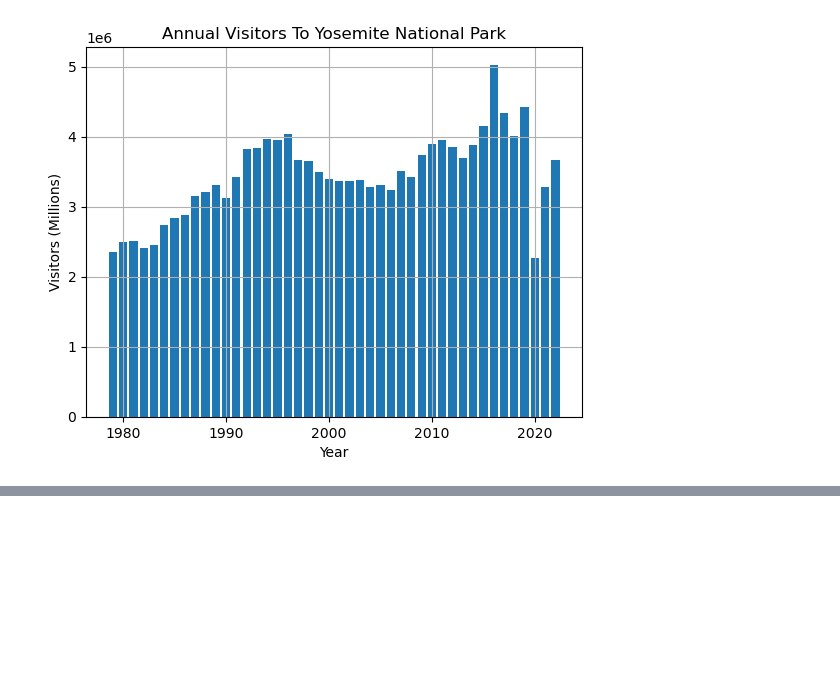
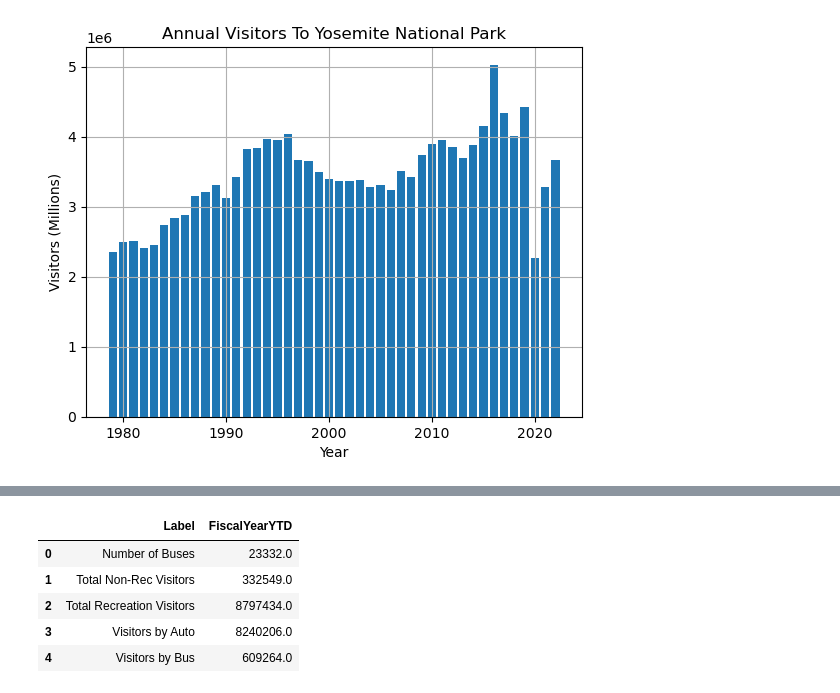
Before and after one commit to andymatsuura/NPS-Analysis, a Jupyter notebook: andy-dataclean_yosemite.ipynb, the cells around one changed output, grey strips where cells are left out. Cells and saved outputs as stored; diff of their text form; code cells hidden in the pictures; blank space fills up the shorter version.

```diff
--- a/andy-dataclean_yosemite.ipynb
+++ b/andy-dataclean_yosemite.ipynb
@@ -163,0 +175,11 @@ vis_groups_1
+# %%
+visitors_2017["FiscalYearYTD"] = visitors_2017["FiscalYearYTD"].replace(",", "").astype(float)
+vis_groups_2 = visitors_2017.groupby("Label")["FiscalYearYTD"].sum().reset_index()
+vis_groups_2
+# %% [output]
+|  | Label | FiscalYearYTD |
+| 0 | Number of Buses | 23332.0 |
+| 1 | Total Non-Rec Visitors | 332549.0 |
+| 2 | Total Recreation Visitors | 8797434.0 |
+| 3 | Visitors by Auto | 8240206.0 |
+| 4 | Visitors by Bus | 609264.0 |
```
Also changed, not shown: parts of 5 cells of this notebook, 2 other files.
